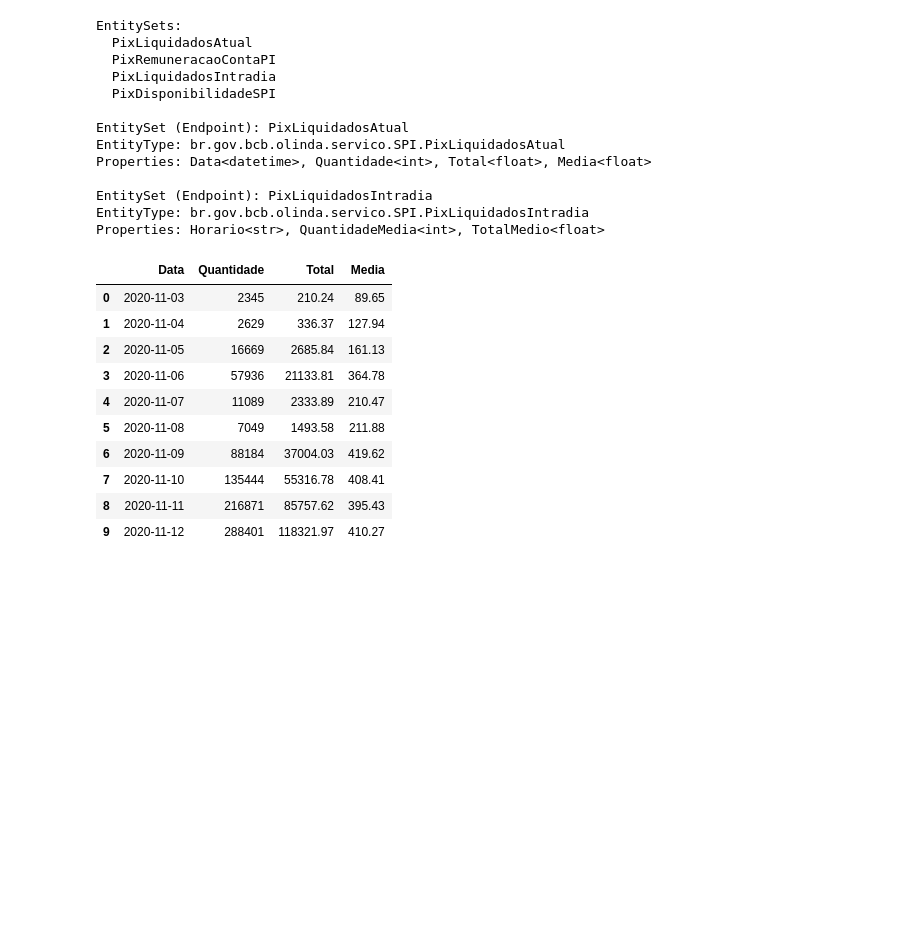
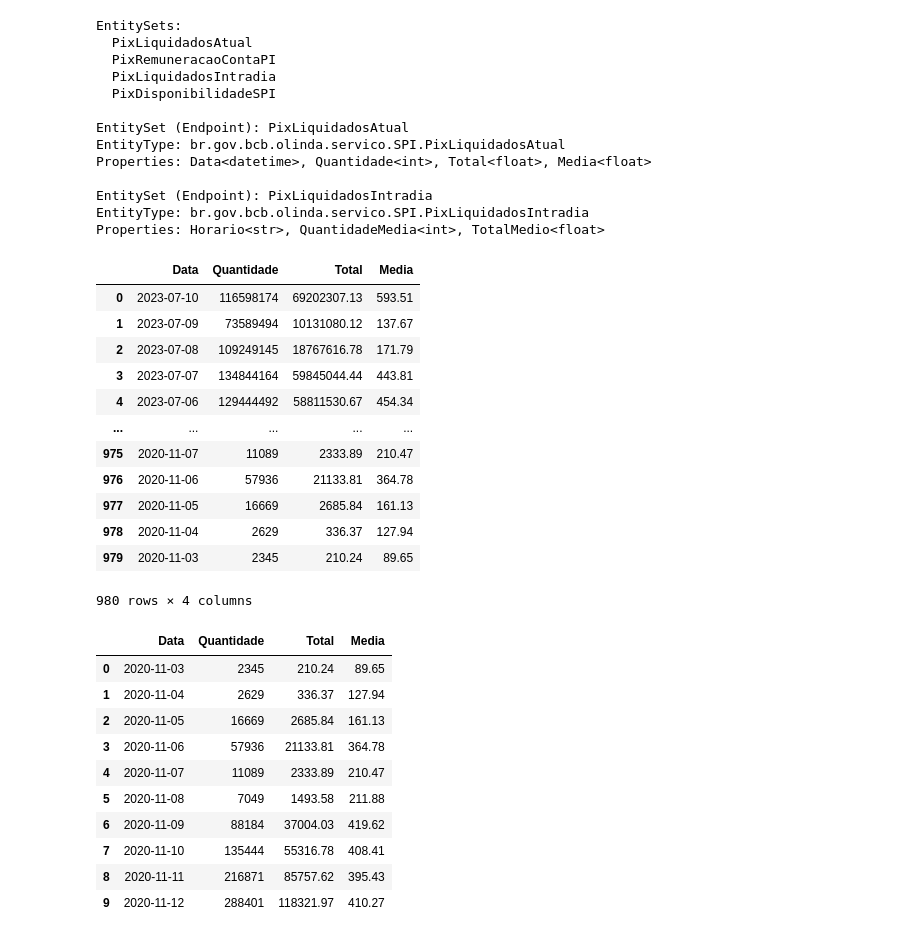
Before and after one commit to wilsonfreitas/python-bcb, a Jupyter notebook: notebooks/odata taxas de juros cheque especial.ipynb, the cells around one changed output. Saved outputs shown, nothing was run; the diff lists cells and outputs as text; code cells hidden in the pictures; blank space fills up the shorter version.

```diff
--- a/notebooks/odata taxas de juros cheque especial.ipynb
+++ b/notebooks/odata taxas de juros cheque especial.ipynb
@@ -414,6 +414,23 @@ Properties: Data<datetime>, Quantidade<int>, Total<float>, Media<float>
 EntitySet (Endpoint): PixLiquidadosIntradia
 EntityType: br.gov.bcb.olinda.servico.SPI.PixLiquidadosIntradia
 Properties: Horario<str>, QuantidadeMedia<int>, TotalMedio<float>
+# %%
+ep = spi.get_endpoint('PixLiquidadosAtual')
+ep.query().orderby(ep.Data.desc()).collect()
+# %% [output]
+|  | Data | Quantidade | Total | Media |
+| 0 | 2023-07-10 | 116598174 | 69202307.13 | 593.51 |
+| 1 | 2023-07-09 | 73589494 | 10131080.12 | 137.67 |
+| 2 | 2023-07-08 | 109249145 | 18767616.78 | 171.79 |
+| 3 | 2023-07-07 | 134844164 | 59845044.44 | 443.81 |
+| 4 | 2023-07-06 | 129444492 | 58811530.67 | 454.34 |
+| ... | ... | ... | ... | ... |
+| 975 | 2020-11-07 | 11089 | 2333.89 | 210.47 |
+| 976 | 2020-11-06 | 57936 | 21133.81 | 364.78 |
+| 977 | 2020-11-05 | 16669 | 2685.84 | 161.13 |
+| 978 | 2020-11-04 | 2629 | 336.37 | 127.94 |
+| 979 | 2020-11-03 | 2345 | 210.24 | 89.65 |
+980 rows × 4 columns
 # %%
 ep = spi.get_endpoint('PixLiquidadosAtual')
 ep.get(ep.Data.asc(), limit=10)
```
Also changed, not shown: parts of 3 cells of this notebook, 3 other files.
